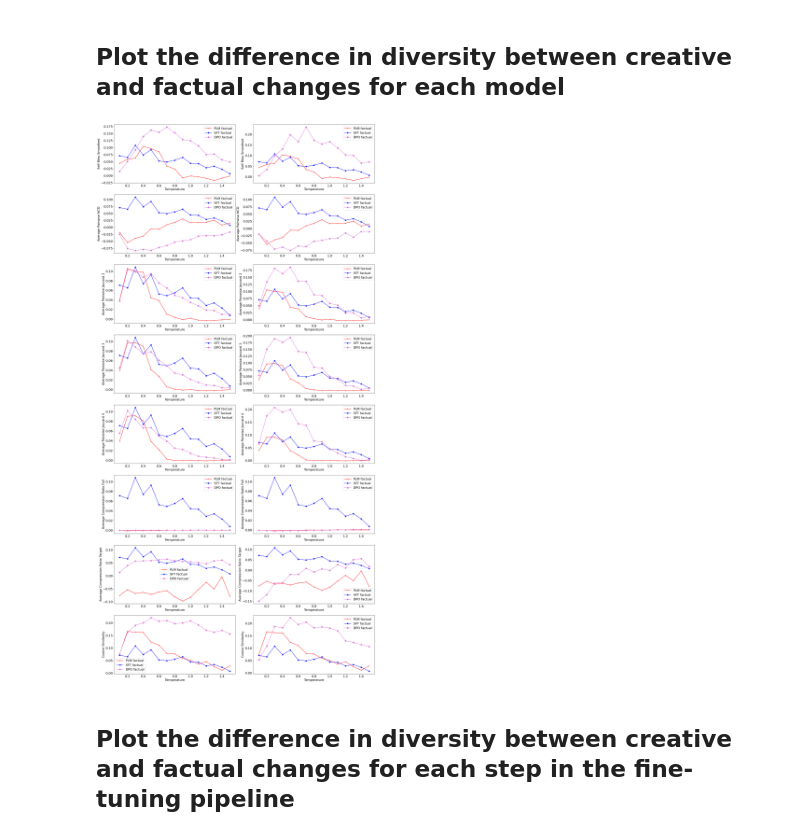
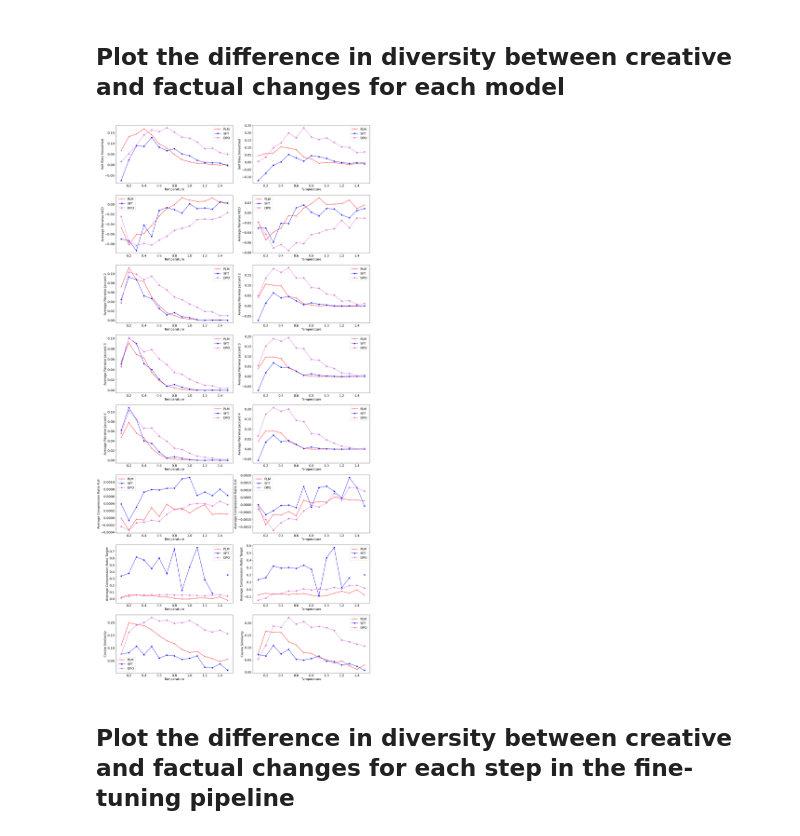
Before and after one commit to lauraaisling/analyse-llms, a Jupyter notebook: notebooks/Creative_Factual_Pythia2.8b.ipynb, the cells around one changed output. Drawn from its saved outputs; the diff is of its cells as text; code cells hidden in the pictures.

```diff
--- a/notebooks/Creative_Factual_Pythia2.8b.ipynb
+++ b/notebooks/Creative_Factual_Pythia2.8b.ipynb
@@ -95,12 +95,12 @@ for index, metric in enumerate(diversity_metrics.keys()):
         scores_factual_plm = result_plm["factual"][metric]
         scores_creative_plm = result_plm["creative"][metric]
 
-        result_other_dpo = [pythia_28b_dpo_results_20_words, pythia_28b_dpo_results_5_words][col_idx]
+        result_dpo = [pythia_28b_dpo_results_20_words, pythia_28b_dpo_results_5_words][col_idx]
         scores_factual_dpo = result_dpo["factual"][metric]
         scores_creative_dpo = result_dpo["creative"][metric]
 
         # Plotting for factual scores
-        ax.plot(temperatures, np.nanmean(scores_factual[:, :, 0],axis=1), label='pythia-2.8b-sft factual', marker='o', color="blue")
+        ax.plot(temperatures, np.nanmean(scores_factual_sft[:, :, 0],axis=1), label='pythia-2.8b-sft factual', marker='o', color="blue")
         ax.plot(temperatures, np.nanmean(scores_factual_plm[:, :, 0],axis=1), label='pythia2.8b factual', marker='+', color="red")
         ax.plot(temperatures, np.nanmean(scores_factual_dpo[:, :, 0],axis=1), label='pythia2.8b-dpo factual', marker='D', color="orchid")
 
@@ -135,39 +135,39 @@ text_effect = [path_effects.withStroke(linewidth=3, foreground='white')]
 i=0
 for index, metric in enumerate(diversity_metrics.keys()):
 
     for col_idx, result_sft in enumerate([pythia_28b_sft_results_20_words, pythia_28b_sft_results_5_words]):
         ax = axes[index, col_idx]
 
         scores_factual_sft = result_sft["factual"][metric]
         scores_creative_sft = result_sft["creative"][metric]
 
         result_plm = [pythia_28b_results_20_words, pythia_28b_results_5_words][col_idx]
-        scores_factual_plm = result_other["factual"][metric]
-        scores_creative_plm = result_other["creative"][metric]
+        scores_factual_plm = result_plm["factual"][metric]
+        scores_creative_plm = result_plm["creative"][metric]
 
         result_dpo = [pythia_28b_dpo_results_20_words, pythia_28b_dpo_results_5_words][col_idx]
         scores_factual_dpo = result_dpo["factual"][metric]
         scores_creative_dpo= result_dpo["creative"][metric]
 
         # Calculate differences
-        diff_sft = scores_creative[:, :, 0] - scores_factual[:, :, 0]
+        diff_sft = scores_creative_sft[:, :, 0] - scores_factual_sft[:, :, 0]
         diff_plm = scores_creative_plm[:, :, 0] - scores_factual_plm[:, :, 0]
         diff_dpo = scores_creative_dpo[:, :, 0] - scores_factual_dpo[:, :, 0]
 
         # Plotting differences
         ax.plot(temperatures, np.nanmean(diff_plm,axis=1), label='PLM', marker='+', color="red")
         ax.plot(temperatures, np.nanmean(diff_sft,axis=1), label='SFT', marker='o', color="blue")
-        ax.plot(temperatures, np.nanmean(diff_dpo,axis=1), label='SFT', marker='D', color="orchid")
+        ax.plot(temperatures, np.nanmean(diff_dpo,axis=1), label='DPO', marker='D', color="orchid")
 
         ax.set_xlabel('Temperature')
         ax.set_ylabel(metric_label[i])
-        ax.legend(['PLM factual', 'SFT factual', 'DPO factual', 'PLM creative', 'SFT creative', 'DPO creative'])
+        ax.legend(['PLM', 'SFT', 'DPO', 'PLM', 'SFT', 'DPO'])
         i+=1
 
 plt.tight_layout()
 plt.show()
 # %% [output]
-[figure, old version]
+[figure, new version]
 # %% [markdown]
 ## Plot the difference in diversity between creative and factual changes for each step in the fine-tuning pipeline
 # %%
```
Also changed, not shown: parts of 1 cell of this notebook, 3 other files.
